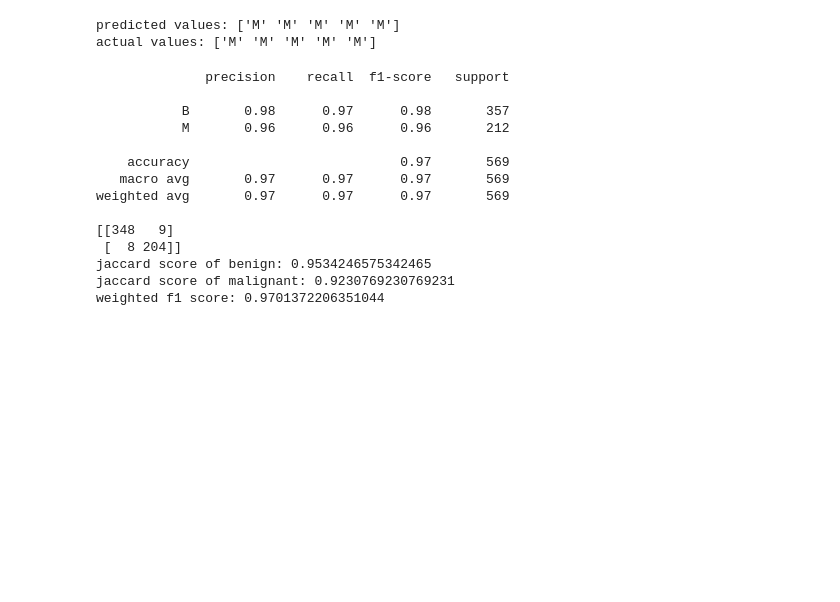
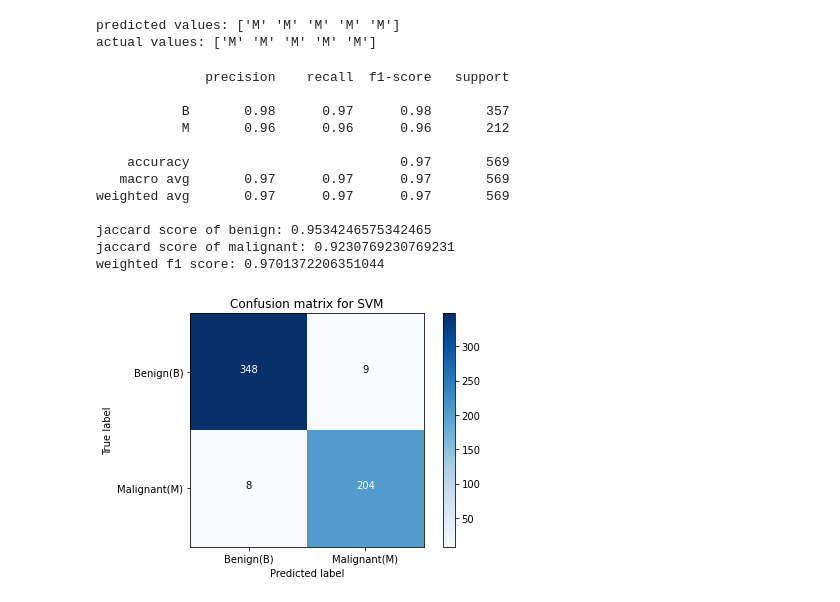
Before and after one commit to vy-phung/Cancer-diagnosis, a Jupyter notebook: Breast_Cancer_Wisconsin_(Diagnostic)_Data_Set.ipynb, the cells around one changed output. Saved outputs shown, nothing was run; the diff lists cells and outputs as text; code cells hidden in the pictures; blank space fills up the shorter version.

```diff
--- a/Breast_Cancer_Wisconsin_(Diagnostic)_Data_Set.ipynb
+++ b/Breast_Cancer_Wisconsin_(Diagnostic)_Data_Set.ipynb
@@ -285,24 +302,25 @@ predicted values: ['M' 'M' 'M' 'M' 'M']
 actual values: ['M' 'M' 'M' 'M' 'M']
 # %%
 print(classification_report(Y, Y_SVM))
-print(confusion_matrix(Y, Y_SVM))
+# Plot confusion matrix
+plt.figure()
+plot_confusion_matrix(confusion_matrix(Y, Y_SVM), classes=['Benign(B)','Malignant(M)'],  title='Confusion matrix for SVM')
 # jaccard
 print('jaccard score of benign:', jaccard_score(Y, Y_SVM, pos_label='B'))
 print('jaccard score of malignant:', jaccard_score(Y, Y_SVM, pos_label='M'))
 # f1-score
 print('weighted f1 score:', f1_score(Y, Y_SVM, average='weighted'))
 # %% [output]
               precision    recall  f1-score   support
 
            B       0.98      0.97      0.98       357
            M       0.96      0.96      0.96       212
 
     accuracy                           0.97       569
    macro avg       0.97      0.97      0.97       569
 weighted avg       0.97      0.97      0.97       569
 
-[[348   9]
- [  8 204]]
 jaccard score of benign: 0.9534246575342465
 jaccard score of malignant: 0.9230769230769231
 weighted f1 score: 0.9701372206351044
+[figure, added]
```
Also changed, not shown: parts of 9 cells of this notebook.
